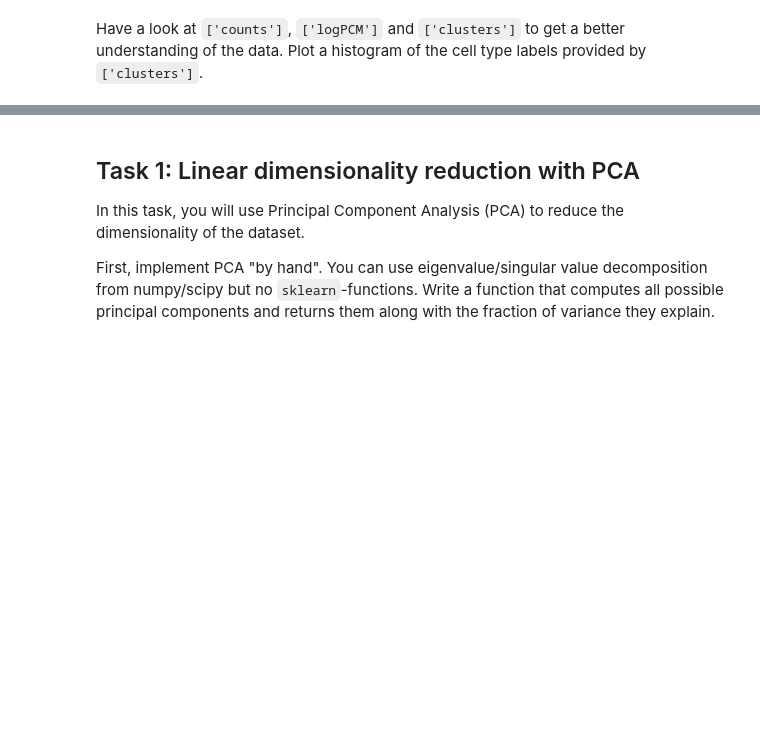
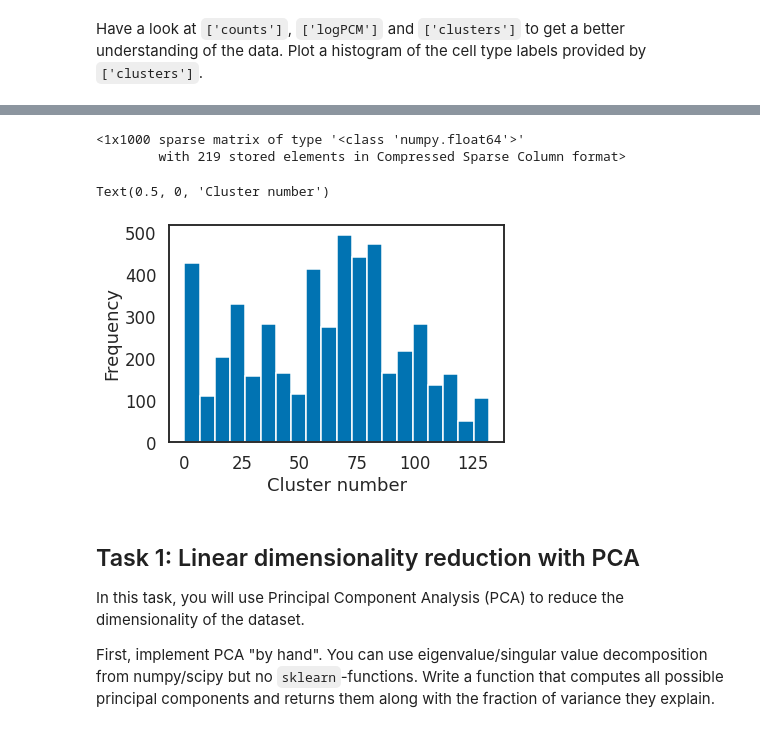
Before and after one commit to Smitpatel37/Machine-Learning-Assignments, a Jupyter notebook: Practical-5/5_pca_tsne_NAMES.ipynb, the cells around one changed output, grey strips where cells are left out. Cells and saved outputs as stored; diff of their text form; code cells hidden in the pictures; blank space fills up the shorter version.

````diff
--- a/Practical-5/5_pca_tsne_NAMES.ipynb
+++ b/Practical-5/5_pca_tsne_NAMES.ipynb
@@ -31,7 +31,7 @@ def lognormalize_counts(tasic_dict):
 
     return tasic_dict
 # %%
-tasic_1k = lognormalize_counts(pickle.load(open('data/tasic_subset_1kselected.pickle', 'rb')))
+tasic_1k = lognormalize_counts(pickle.load(open('tasic_subset_1kselected.pickle', 'rb')))
 # %% [markdown]
 Have a look at ```['counts']```, ```['logPCM']``` and ```['clusters']``` to get a better understanding of the data. Plot a histogram of the cell type labels provided by  ```['clusters']```.
 # %%
@@ -41,3 +68,16 @@
+# %%
+tasic_1k['counts'][0]
+# %% [output]
+<1x1000 sparse matrix of type '<class 'numpy.float64'>'
+        with 219 stored elements in Compressed Sparse Column format>
+# %%
+# Plotting
+plt.hist(tasic_1k['clusters'],bins=20);
+plt.ylabel("Frequency")
+plt.xlabel("Cluster number")
+# %% [output]
+Text(0.5, 0, 'Cluster number')
+[figure, added]
 # %% [markdown]
 ## Task 1: Linear dimensionality reduction with PCA
 
````
Also changed, not shown: parts of 12 cells of this notebook.
